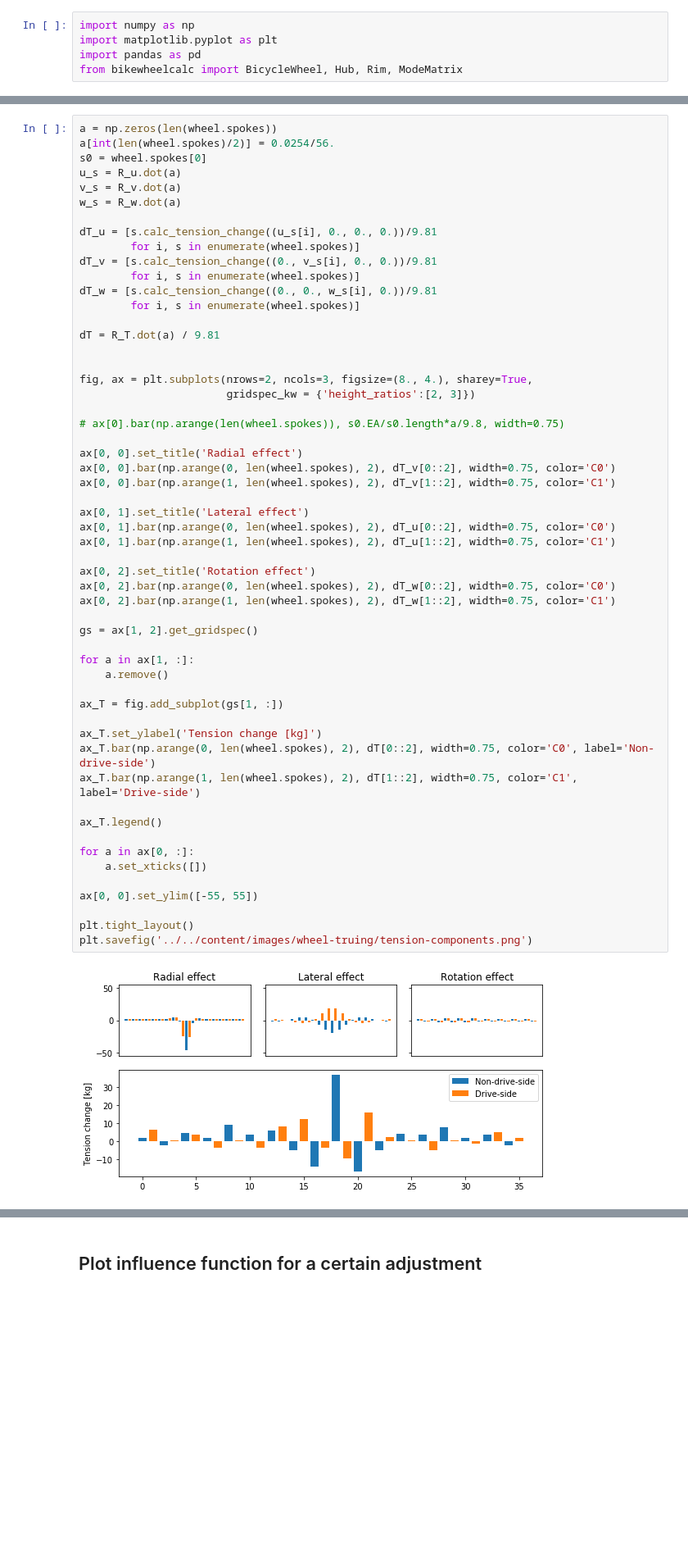
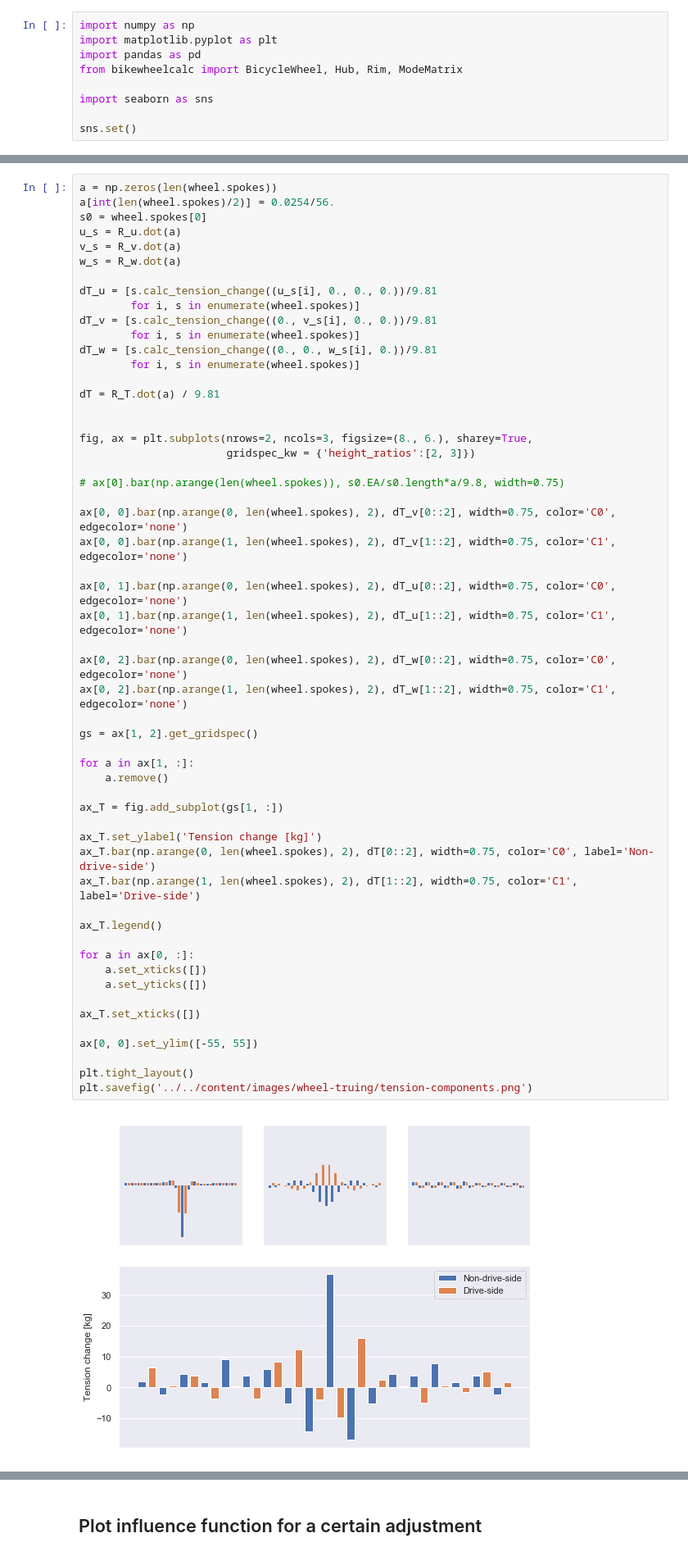
Before and after one commit to dashdotrobot/bicyclewheel, a Jupyter notebook: media/articles/spoke_influence_functions.ipynb, the cells around one changed output, grey strips where cells are left out. Shown at 82% size. Cells and saved outputs as stored; diff of their text form; blank space fills up the shorter version.

Commit message:
Change styling on tension components plots

```diff
--- a/media/articles/spoke_influence_functions.ipynb
+++ b/media/articles/spoke_influence_functions.ipynb
@@ -3,3 +3,7 @@ import numpy as np
 import matplotlib.pyplot as plt
 import pandas as pd
 from bikewheelcalc import BicycleWheel, Hub, Rim, ModeMatrix
+
+import seaborn as sns
+
+sns.set()
@@ -52,42 +59,42 @@ dT_w = [s.calc_tension_change((0., 0., w_s[i], 0.))/9.81
 dT = R_T.dot(a) / 9.81
 
 
-fig, ax = plt.subplots(nrows=2, ncols=3, figsize=(8., 4.), sharey=True,
+fig, ax = plt.subplots(nrows=2, ncols=3, figsize=(8., 6.), sharey=True,
                        gridspec_kw = {'height_ratios':[2, 3]})
 
 # ax[0].bar(np.arange(len(wheel.spokes)), s0.EA/s0.length*a/9.8, width=0.75)
 
-ax[0, 0].set_title('Radial effect')
-ax[0, 0].bar(np.arange(0, len(wheel.spokes), 2), dT_v[0::2], width=0.75, color='C0')
-ax[0, 0].bar(np.arange(1, len(wheel.spokes), 2), dT_v[1::2], width=0.75, color='C1')
+ax[0, 0].bar(np.arange(0, len(wheel.spokes), 2), dT_v[0::2], width=0.75, color='C0', edgecolor='none')
+ax[0, 0].bar(np.arange(1, len(wheel.spokes), 2), dT_v[1::2], width=0.75, color='C1', edgecolor='none')
 
-ax[0, 1].set_title('Lateral effect')
-ax[0, 1].bar(np.arange(0, len(wheel.spokes), 2), dT_u[0::2], width=0.75, color='C0')
-ax[0, 1].bar(np.arange(1, len(wheel.spokes), 2), dT_u[1::2], width=0.75, color='C1')
+ax[0, 1].bar(np.arange(0, len(wheel.spokes), 2), dT_u[0::2], width=0.75, color='C0', edgecolor='none')
+ax[0, 1].bar(np.arange(1, len(wheel.spokes), 2), dT_u[1::2], width=0.75, color='C1', edgecolor='none')
 
-ax[0, 2].set_title('Rotation effect')
-ax[0, 2].bar(np.arange(0, len(wheel.spokes), 2), dT_w[0::2], width=0.75, color='C0')
-ax[0, 2].bar(np.arange(1, len(wheel.spokes), 2), dT_w[1::2], width=0.75, color='C1')
+ax[0, 2].bar(np.arange(0, len(wheel.spokes), 2), dT_w[0::2], width=0.75, color='C0', edgecolor='none')
+ax[0, 2].bar(np.arange(1, len(wheel.spokes), 2), dT_w[1::2], width=0.75, color='C1', edgecolor='none')
 
 gs = ax[1, 2].get_gridspec()
 
 for a in ax[1, :]:
     a.remove()
 
 ax_T = fig.add_subplot(gs[1, :])
 
 ax_T.set_ylabel('Tension change [kg]')
 ax_T.bar(np.arange(0, len(wheel.spokes), 2), dT[0::2], width=0.75, color='C0', label='Non-drive-side')
 ax_T.bar(np.arange(1, len(wheel.spokes), 2), dT[1::2], width=0.75, color='C1', label='Drive-side')
 
 ax_T.legend()
 
 for a in ax[0, :]:
     a.set_xticks([])
+    a.set_yticks([])
+
+ax_T.set_xticks([])
 
 ax[0, 0].set_ylim([-55, 55])
 
 plt.tight_layout()
 plt.savefig('../../content/images/wheel-truing/tension-components.png')
 # %% [output]
-[figure, old version]
+[figure, new version]
```
Also changed, not shown: parts of 6 cells of this notebook, 6 other files.
